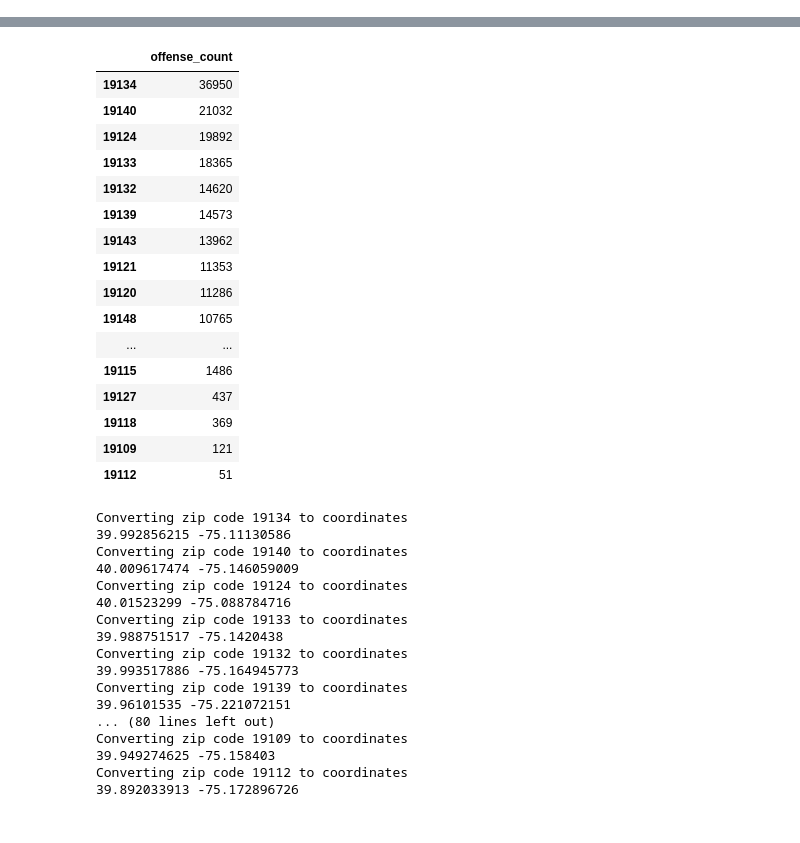
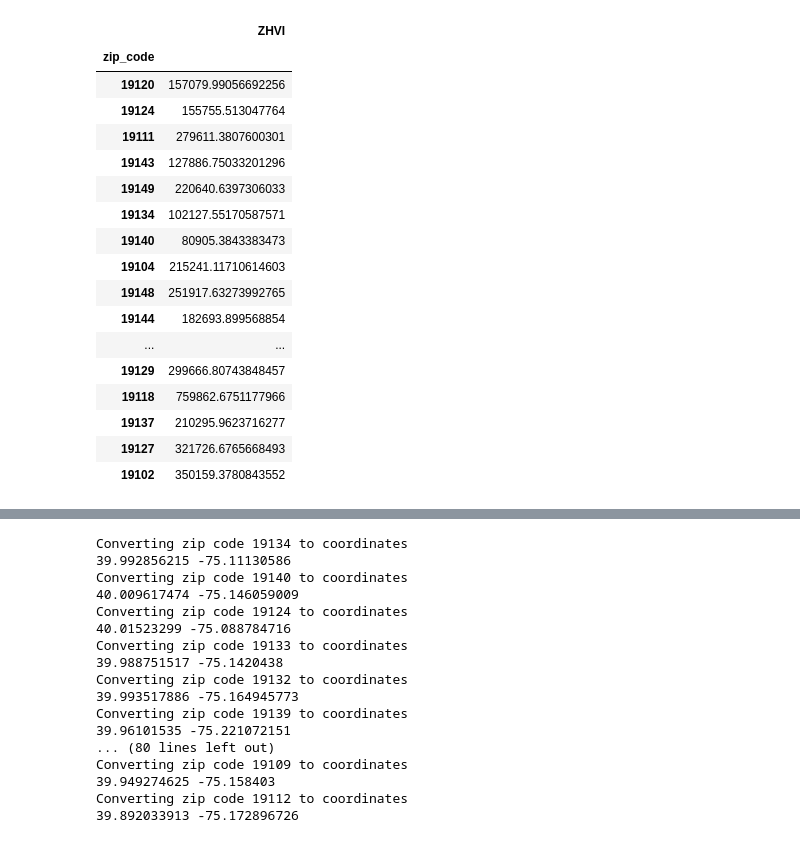
Before and after one commit to n-o-karma/Group3Project1, a Jupyter notebook: Notebooks/data_acq_and_cleanup.ipynb, the cells around one changed output, grey strips where cells are left out. Drawn from its saved outputs; the diff is of its cells as text; code cells hidden in the pictures.

```diff
--- a/Notebooks/data_acq_and_cleanup.ipynb
+++ b/Notebooks/data_acq_and_cleanup.ipynb
@@ -6,4 +8,33 @@ import json
 from api_keys import geoapify_key
+# %%
+csvpath = os.path.join('Resources', 'zillowzipcodedata.csv')
+with open(csvpath) as csvfile:
+    csvreader = csv.reader(csvfile, delimiter=',')
+    next(csvreader)
+    zillowdf = pd.DataFrame(csvreader)
+zillowdf = zillowdf.loc[(zillowdf[6] == 'Philadelphia')&(zillowdf[5] == 'PA'),(2,290)]
+zillowdf = zillowdf.rename(columns={2:'zip_code',290:'ZHVI'})
+zillowdf = zillowdf.set_index('zip_code')
+zillowdf
+# %% [output]
+|  | ZHVI |
+| zip_code |  |
+| 19120 | 157079.99056692256 |
+| 19124 | 155755.513047764 |
+| 19111 | 279611.3807600301 |
+| 19143 | 127886.75033201296 |
+| 19149 | 220640.6397306033 |
+| 19134 | 102127.55170587571 |
+| 19140 | 80905.3843383473 |
+| 19104 | 215241.11710614603 |
+| 19148 | 251917.63273992765 |
+| 19144 | 182693.899568854 |
+| ... | ... |
+| 19129 | 299666.80743848457 |
+| 19118 | 759862.6751177966 |
+| 19137 | 210295.9623716277 |
+| 19127 | 321726.6765668493 |
+| 19102 | 350159.3780843552 |
 # %%
 philly_crime_url = 'https://phl.carto.com/api/v2/sql?q=SELECT * FROM arrests_zipcode'
 philly_crime = requests.get(philly_crime_url).json()
@@ -29,25 +60,6 @@ philly_crime
 philly_crime = philly_crime.loc[:,('zip_code','count')]
 philly_crime_counts = pd.DataFrame(philly_crime['zip_code'].value_counts())
 philly_crime_counts = philly_crime_counts.rename(columns={'zip_code':'offense_count'})
-philly_crime_counts
-# %% [output]
-|  | offense_count |
-| 19134 | 36950 |
-| 19140 | 21032 |
-| 19124 | 19892 |
-| 19133 | 18365 |
-| 19132 | 14620 |
-| 19139 | 14573 |
-| 19143 | 13962 |
-| 19121 | 11353 |
-| 19120 | 11286 |
-| 19148 | 10765 |
-| ... | ... |
-| 19115 | 1486 |
-| 19127 | 437 |
-| 19118 | 369 |
-| 19109 | 121 |
-| 19112 | 51 |
 # %%
 philly_crime_counts['lat'] = ''
 philly_crime_counts['lon'] = ''
```
Also changed, not shown: parts of 5 cells of this notebook, 1 other file.
